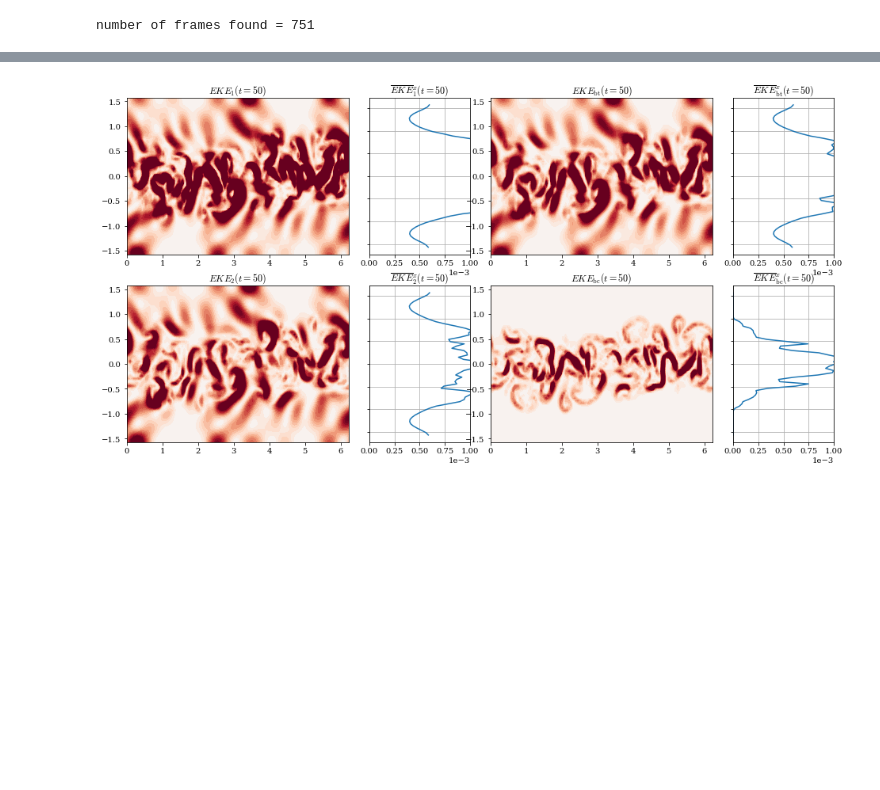
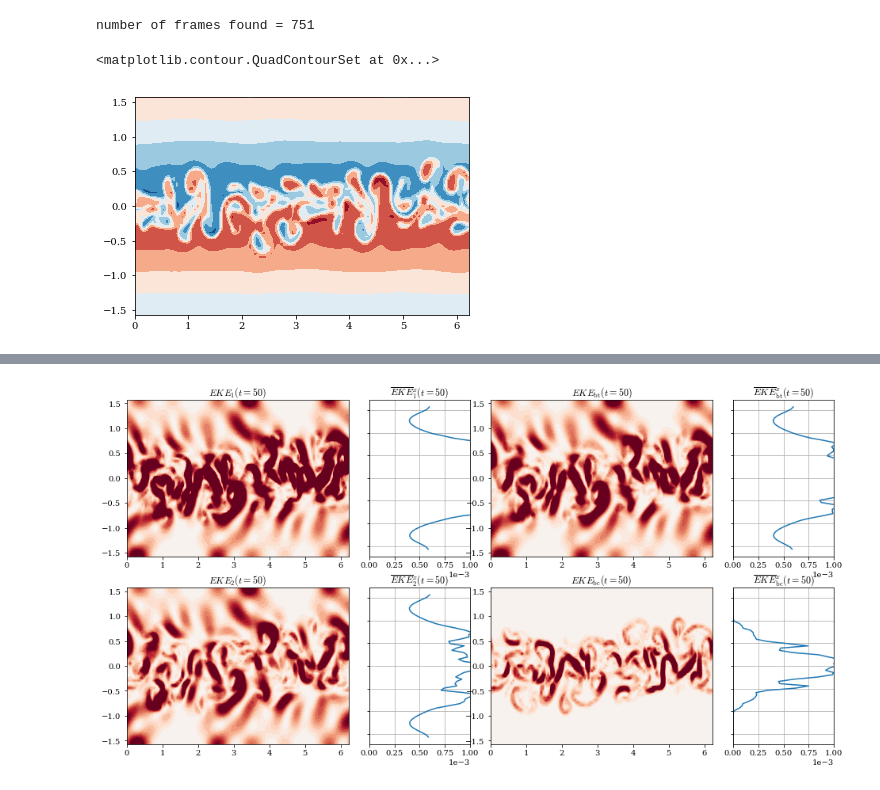
Before and after one commit to julianmak/pydra, a Jupyter notebook: wrapper/calc_GEOMETRIC.ipynb, the cells around one changed output, grey strips where cells are left out. Saved outputs shown, nothing was run; the diff lists cells and outputs as text; code cells hidden in the pictures; blank space fills up the shorter version.

```diff
--- a/wrapper/calc_GEOMETRIC.ipynb
+++ b/wrapper/calc_GEOMETRIC.ipynb
@@ -21,18 +21,23 @@ plt.rcParams["axes.formatter.limits"] = [-3, 3]
 # %%
 kt = 50
 
-# data_dir = "/home/julian/data/hydra_data/jet/nx128ny64hb0.50kd20.0bdpi0.8w0.50r001/"
-data_dir = "/home/mak/data/hydra_data/jet/nx128ny64hb0.50kd20.0bdpi0.8w0.50r001/"
+data_dir = "/home/julian/data/hydra_data/jet/nx128ny64hb0.50kd20.0bdpi0.8w0.50r001/"
+# data_dir = "/home/mak/data/hydra_data/jet/nx128ny64hb0.50kd20.0bdpi0.8w0.50r001/"
 
 t_now, qq = read_qq(data_dir, parameters.nx, parameters.ny, kt, num_frame = True)
 
 # swap axis to have the indexing consistent with the Fortran code main_invert
 qq = np.swapaxes(qq, 0, 1)
 
 # no topography
 fhb = np.zeros((parameters.ny + 1, parameters.nx))
 
 x_vec = np.linspace(0, parameters.ellx, parameters.nx, endpoint = False)
 y_vec = np.linspace(-parameters.elly / 2, parameters.elly / 2, parameters.ny + 1)
+
+# note the layer index is the other way round...
+plt.contourf(x_vec, y_vec, qq[:, :, 0])
 # %% [output]
 number of frames found = 751
+<matplotlib.contour.QuadContourSet at 0x...>
+[figure, added]
```
Also changed, not shown: parts of 26 cells of this notebook, 1 other file.
